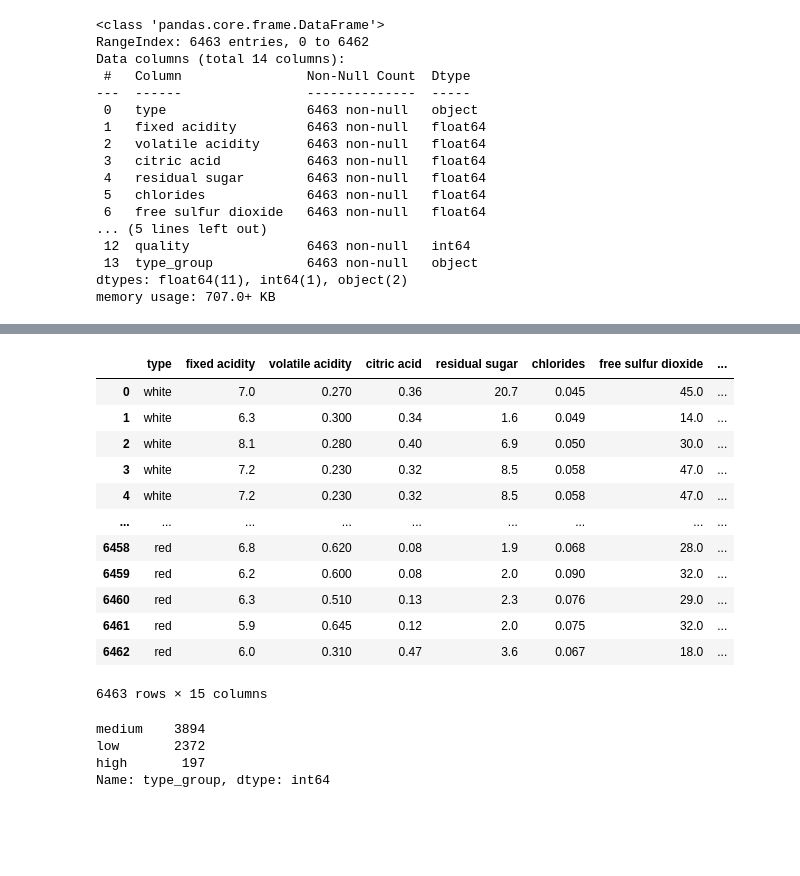
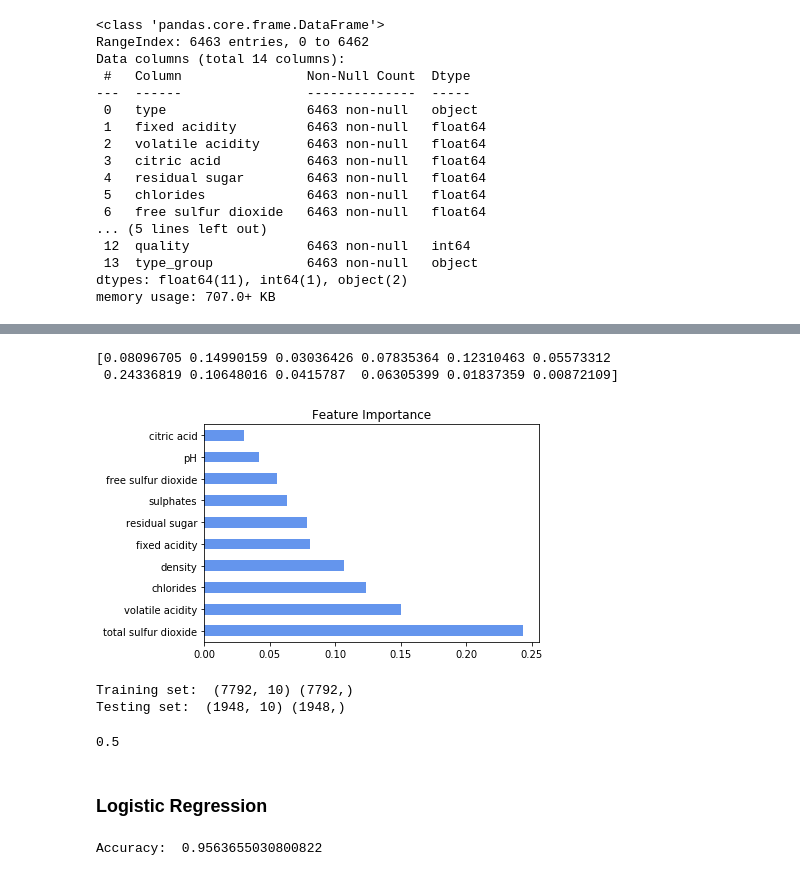
Before and after one commit to emilia329/WineFun, a Jupyter notebook: Modeling.ipynb, the cells around one changed output, grey strips where cells are left out. Drawn from its saved outputs; the diff is of its cells as text; code cells hidden in the pictures; blank space fills up the shorter version.

Commit message:
feature selection and logistic regression

```diff
--- a/Modeling.ipynb
+++ b/Modeling.ipynb
@@ -57,0 +58,2 @@ memory usage: 707.0+ KB
+# %%
+wine['value_type'] = wine['type_group'].apply(lambda x: 1 if x == 'high' else (2 if x=='medium' else 3))
@@ -92,25 +83,17 @@ wine
-# %%
-wine['value'] = wine['type_group'].apply(lambda x: 1 if x == 'high' else (2 if x=='medium' else 3))
-# %%
-wine
-# %% [output]
-|  | type | fixed acidity | volatile acidity | citric acid | residual sugar | chlorides | free sulfur dioxide | ... |
-| 0 | white | 7.0 | 0.270 | 0.36 | 20.7 | 0.045 | 45.0 | ... |
-| 1 | white | 6.3 | 0.300 | 0.34 | 1.6 | 0.049 | 14.0 | ... |
-| 2 | white | 8.1 | 0.280 | 0.40 | 6.9 | 0.050 | 30.0 | ... |
-| 3 | white | 7.2 | 0.230 | 0.32 | 8.5 | 0.058 | 47.0 | ... |
-| 4 | white | 7.2 | 0.230 | 0.32 | 8.5 | 0.058 | 47.0 | ... |
-| ... | ... | ... | ... | ... | ... | ... | ... | ... |
-| 6458 | red | 6.8 | 0.620 | 0.08 | 1.9 | 0.068 | 28.0 | ... |
-| 6459 | red | 6.2 | 0.600 | 0.08 | 2.0 | 0.090 | 32.0 | ... |
-| 6460 | red | 6.3 | 0.510 | 0.13 | 2.3 | 0.076 | 29.0 | ... |
-| 6461 | red | 5.9 | 0.645 | 0.12 | 2.0 | 0.075 | 32.0 | ... |
-| 6462 | red | 6.0 | 0.310 | 0.47 | 3.6 | 0.067 | 18.0 | ... |
-6463 rows × 15 columns
-# %%
-wine.type_group.value_counts()
-# %% [output]
-medium    3894
-low       2372
-high       197
-Name: type_group, dtype: int64
+# %%
+X = wine.drop(columns = ['type', 'quality','type_group','value'])
+y = wine['value']
+# %%
+model = ExtraTreesClassifier()
+model.fit(X,y)
+print(model.feature_importances_) #use inbuilt class feature_importances of tree based classifiers
+    #plot graph of feature importances for better visualization
+feat_importances = pd.Series(model.feature_importances_, index=X.columns)
+feat_importances.nlargest(10).plot(kind='barh', color='cornflowerblue')
+plt.title('Feature Importance')
+    #plt.savefig('graph9.png',dpi=None,bbox_inches = 'tight')
+plt.show()
+# %% [output]
+[0.08096705 0.14990159 0.03036426 0.07835364 0.12310463 0.05573312
+ 0.24336819 0.10648016 0.0415787  0.06305399 0.01837359 0.00872109]
+[figure, added]
@@ -116,0 +105,23 @@ Name: type_group, dtype: int64
+# %%
+print('Training set: ', X_train.shape, y_train.shape)
+print('Testing set: ', X_test.shape, y_test.shape)
+# %% [output]
+Training set:  (7792, 10) (7792,)
+Testing set:  (1948, 10) (1948,)
+# %%
+dummy_clf = DummyClassifier(strategy= 'most_frequent').fit(X_train,y_train)
+dummy_pred = dummy_clf.predict(X_test)
+dummy_clf.score(X_train, y_train)
+# %% [output]
+0.5
+# %% [markdown]
+### Logistic Regression
+# %%
+logistic_regression= LogisticRegression()
+logistic_regression.fit(X_train,y_train)
+y_pred=logistic_regression.predict(X_test)
+
+print('Accuracy: ',metrics.accuracy_score(y_test, y_pred))
+plt.show()
+# %% [output]
+Accuracy:  0.9563655030800822
```
Also changed, not shown: parts of 16 cells of this notebook.
